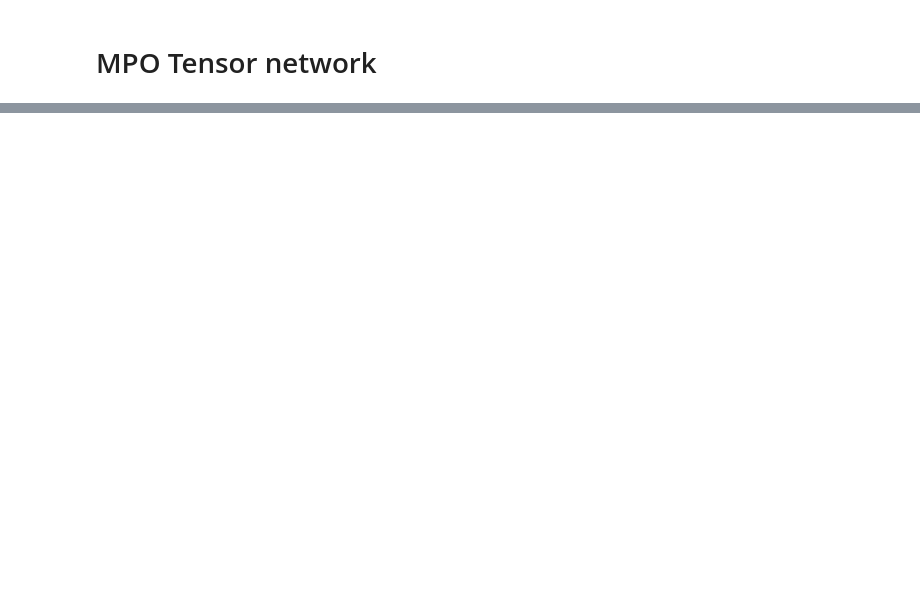
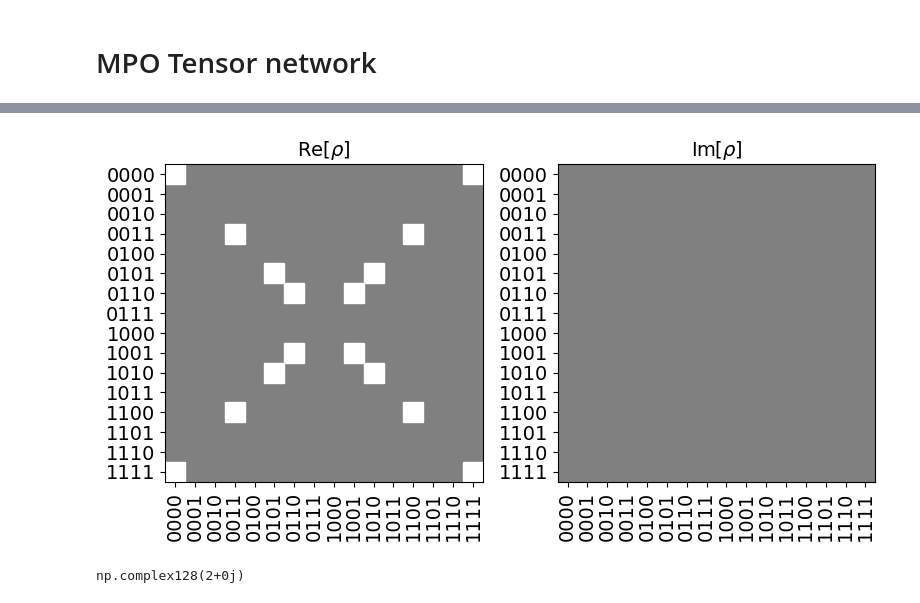
Before and after one commit to jkfids/corrqec2, a Jupyter notebook: notebooks/spc_tn.ipynb, the cells around one changed output, grey strips where cells are left out. Saved outputs shown, nothing was run; the diff lists cells and outputs as text; code cells hidden in the pictures; blank space fills up the shorter version.

```diff
--- a/notebooks/spc_tn.ipynb
+++ b/notebooks/spc_tn.ipynb
@@ -8,2 +9,19 @@ from qiskit.visualization import plot_state_hinton
 
 import quimb.tensor as qtn
+# %%
+I = np.eye(2)
+X = qi.Pauli('X').to_matrix()
+Y = qi.Pauli('Y').to_matrix()
+Z = qi.Pauli('Z').to_matrix()
+
+II = np.kron(I, I)
+XX = np.kron(X, X)
+YY = np.kron(np.conj(Y), Y)
+ZZ = np.kron(Z, Z)
+
+P = np.zeros((4, 4, 4), dtype=complex)
+P[...,0] = II / 2
+P[...,1] = XX / 2
+P[...,2] = YY / 2
+P[...,3] = ZZ / 2
+P = Tensor(P)
@@ -25,0 +171,12 @@ U_init = U_init.reshape(1, dS2, dS2, dE2)
+# %%
+P_conj = Tensor(P.data.conj())
+Y = P.link_product(P_conj, 2, 2)
+Y = Y.transpose(0, 2, 1, 3).reshape(16, 16)
+plot_state_hinton(Y.data)
+# %% [output]
+[figure, added]
+# %%
+M = QTensor(U_init).trace_subsystem(3).reshape(2, 2, 2, 2).transpose(0, 2, 1, 3).reshape(4, 4)
+np.trace(M)
+# %% [output]
+np.complex128(2+0j)
```
Also changed, not shown: parts of 33 cells of this notebook, 5 other files.
